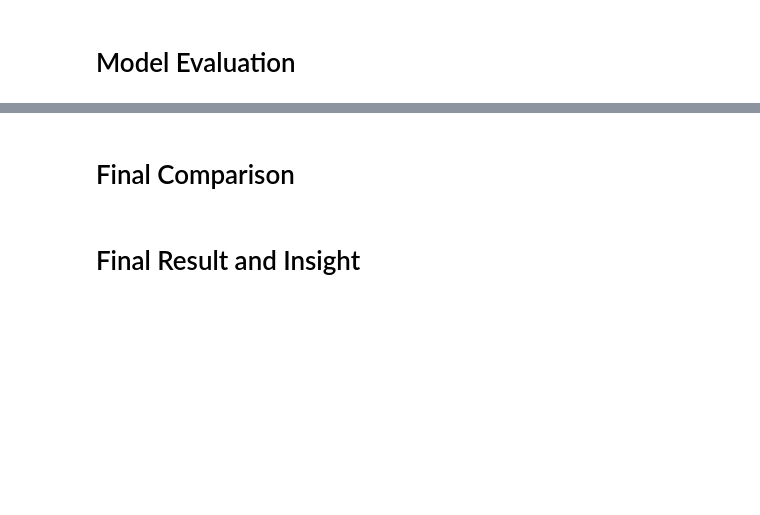
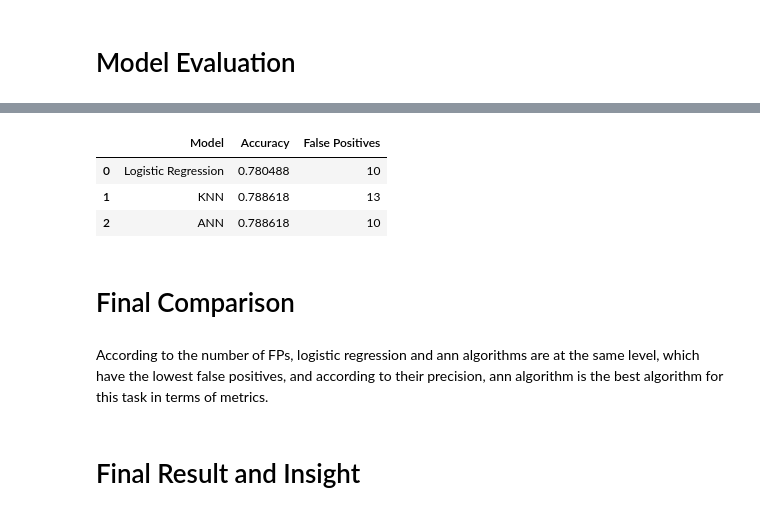
Before and after one commit to AminPerfectDevGeek/FinalProject_Daneshkar, a Jupyter notebook: notebooks/Loan Allocation Eligibility Review Model Project.ipynb, the cells around one changed output, grey strips where cells are left out. Saved outputs shown, nothing was run; the diff lists cells and outputs as text; code cells hidden in the pictures; blank space fills up the shorter version.

```diff
--- a/notebooks/Loan Allocation Eligibility Review Model Project.ipynb
+++ b/notebooks/Loan Allocation Eligibility Review Model Project.ipynb
@@ -371,2 +523,8 @@ pd.DataFrame(summary)
 # %% [markdown]
 # Model Evaluation
+# %%
+y_proba_lr = calibrated_lr.predict_proba(X_test)[:, 1]
+y_pred_lr = (y_proba_lr >= 0.74).astype(int)
+print("Logistic Regression Test Precision Score:", precision_score(y_test, y_pred_lr))
+print("Accuracy:", accuracy_score(y_test, y_pred_lr))
+print(classification_report(y_test, y_pred_lr, zero_division=0))
@@ -372,0 +542,6 @@ pd.DataFrame(summary)
+# %%
+y_proba_knn = best_model_knn.predict_proba(X_test)[:, 1]
+y_pred_knn = (y_proba_knn >= 0.68).astype(int)
+print("KNN Test Precision Score:", precision_score(y_test, y_pred_knn))
+print("Accuracy:", accuracy_score(y_test, y_pred_knn))
+print(classification_report(y_test, y_pred_knn, zero_division=0))
@@ -372,0 +559,6 @@ pd.DataFrame(summary)
+# %%
+y_proba_ann = best_model_ann.predict_proba(X_test)[:, 1]
+y_pred_ann = (y_proba_ann >= 0.74).astype(int)
+print("ANN Test Precision:", precision_score(y_test, y_pred_ann, zero_division=0))
+print("Accuracy:", accuracy_score(y_test, y_pred_ann))
+print(classification_report(y_test, y_pred_ann, zero_division=0))
@@ -373,4 +576,26 @@ pd.DataFrame(summary)
+# %%
+results = pd.DataFrame({
+    "Model": ["Logistic Regression", "KNN", "ANN"],
+    "Accuracy": [
+        accuracy_score(y_test, y_pred_lr),
+        accuracy_score(y_test, y_pred_knn),
+        accuracy_score(y_test, y_pred_ann)
+    ],
+    "False Positives": [
+        confusion_matrix(y_test, y_pred_lr)[0,1],
+        confusion_matrix(y_test, y_pred_knn)[0,1],
+        confusion_matrix(y_test, y_pred_ann)[0,1]
+    ]
+})
+results
+# %% [output]
+|  | Model | Accuracy | False Positives |
+| 0 | Logistic Regression | 0.780488 | 10 |
+| 1 | KNN | 0.788618 | 13 |
+| 2 | ANN | 0.788618 | 10 |
 # %% [markdown]
 # Final Comparison
+# %% [markdown]
+According to the number of FPs, logistic regression and ann algorithms are at the same level, which have the lowest false positives, and according to their precision, ann algorithm is the best algorithm for this task in terms of metrics.
 # %% [markdown]
 # Final Result and Insight
```
Also changed, not shown: parts of 18 cells of this notebook.
